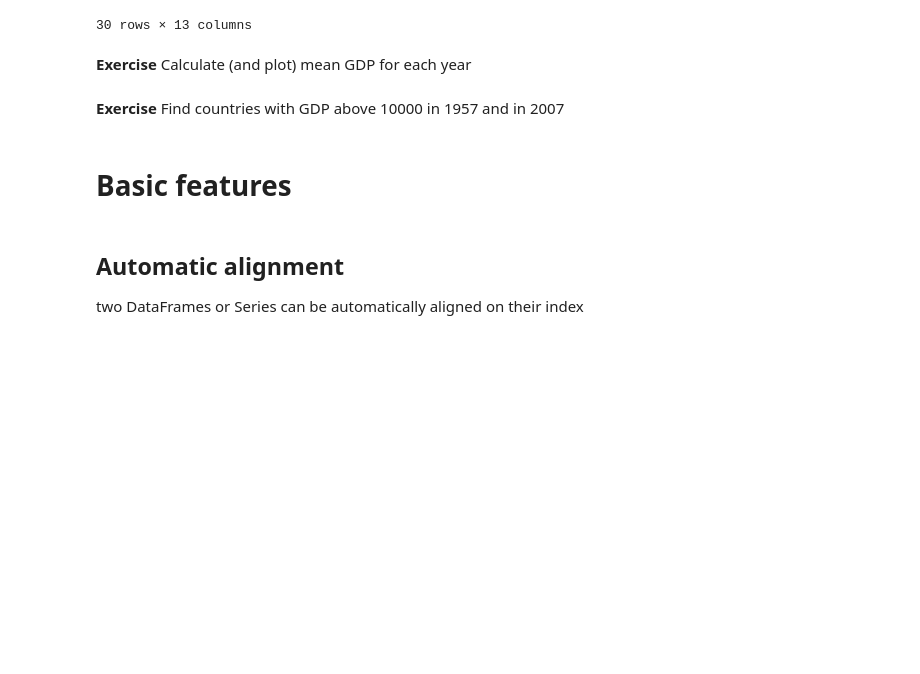
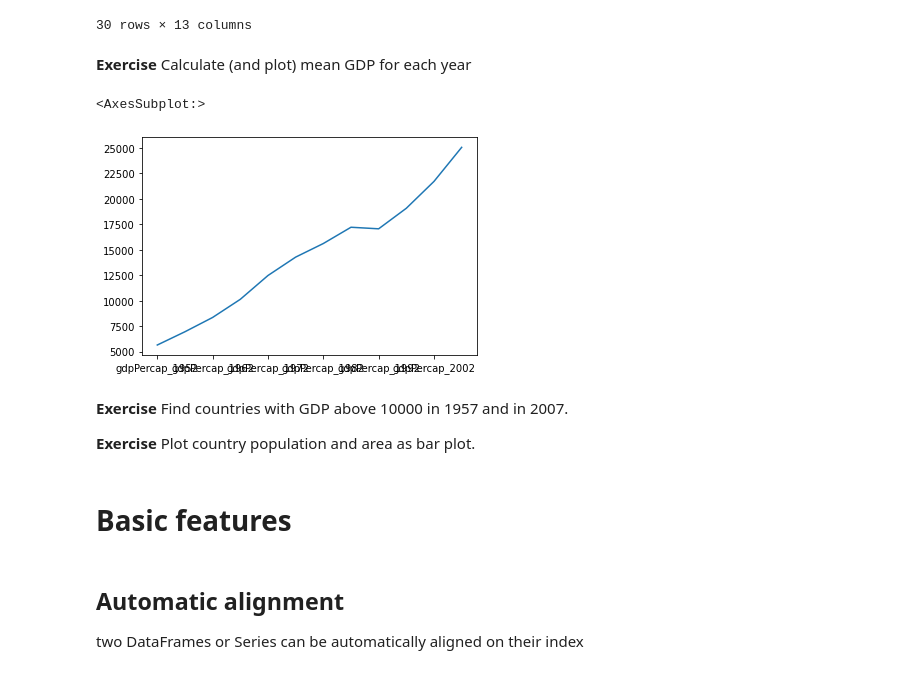
Before and after one commit to btel/2021-03-29-uj-python, a Jupyter notebook: introduction_to_pandas.ipynb, the cells around one changed output. Saved outputs shown, nothing was run; the diff lists cells and outputs as text; code cells hidden in the pictures; blank space fills up the shorter version.

```diff
--- a/introduction_to_pandas.ipynb
+++ b/introduction_to_pandas.ipynb
@@ -355,8 +321,15 @@ data
 # %% [markdown]
 **Exercise**
 Calculate (and plot) mean GDP for each year
+# %%
+data.mean().plot()
+# %% [output]
+<AxesSubplot:>
+[figure, added]
 # %% [markdown]
-**Exercise** Find countries with GDP above 10000 in 1957 and in 2007
+**Exercise** Find countries with GDP above 10000 in 1957 and in 2007.
+
+**Exercise** Plot country population and area as bar plot.
 # %% [markdown]
 # Basic features
 # %% [markdown]
```
Also changed, not shown: parts of 39 cells of this notebook, 2 other files.
